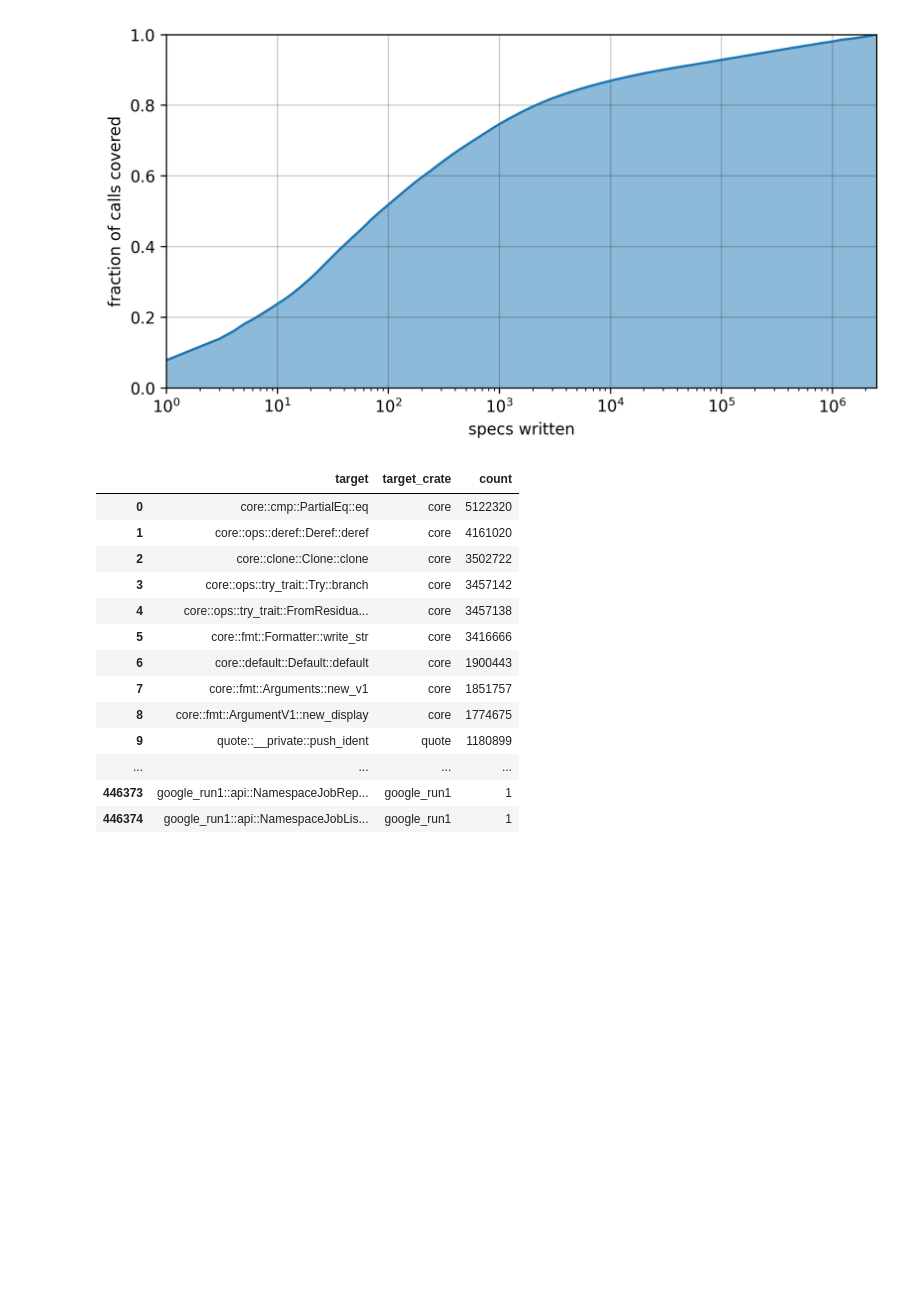
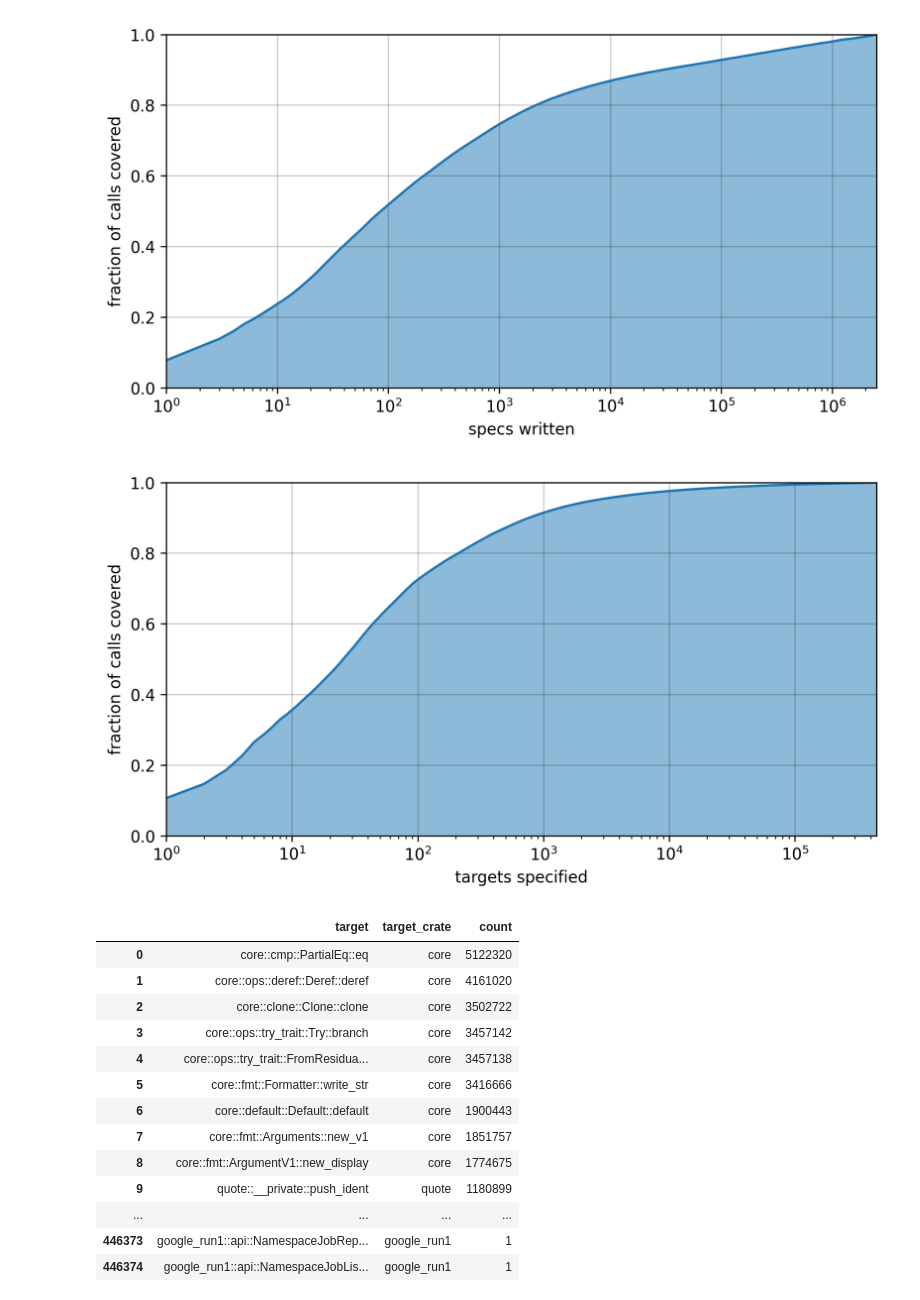
Before and after one commit to juliand665/qrates-eval, a Jupyter notebook: reports/call_target.ipynb, the cells around one changed output. Saved outputs shown, nothing was run; the diff lists cells and outputs as text; code cells hidden in the pictures; blank space fills up the shorter version.

```diff
--- a/reports/call_target.ipynb
+++ b/reports/call_target.ipynb
@@ -157,6 +157,21 @@ plt.xlabel("specs written")
 save_fig("coverage-by-specs")
 # %% [output]
 [figure]
+# %%
+cumulative_target_counts = sum_counts(all_calls, ['target'])
+compute_totals(cumulative_target_counts)
+plt.figure(figsize=(8, 4))
+plt.plot(cumulative_target_counts.index, cumulative_target_counts["total"])
+plt.grid(color=(0, 0, 0), alpha=0.2)
+plt.fill_between(cumulative_target_counts.index, cumulative_target_counts["total"], alpha=0.5)
+plt.xlim(1, cumulative_target_counts.index.max())
+plt.ylim(0, 1)
+plt.xscale('log')
+plt.ylabel("fraction of calls covered")
+plt.xlabel("targets specified")
+save_fig("coverage-by-target-specs")
+# %% [output]
+[figure, added]
 # %%
 by_target = sum_counts(all_calls, ['target', 'target_crate'])
 by_target
```
Also changed, not shown: parts of 2 cells of this notebook.
